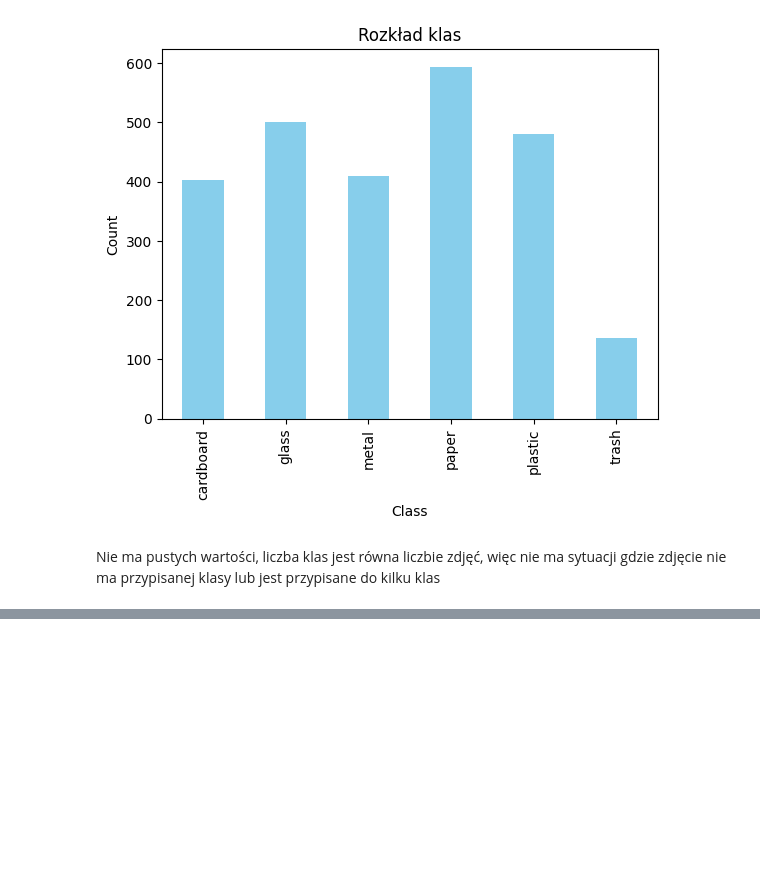
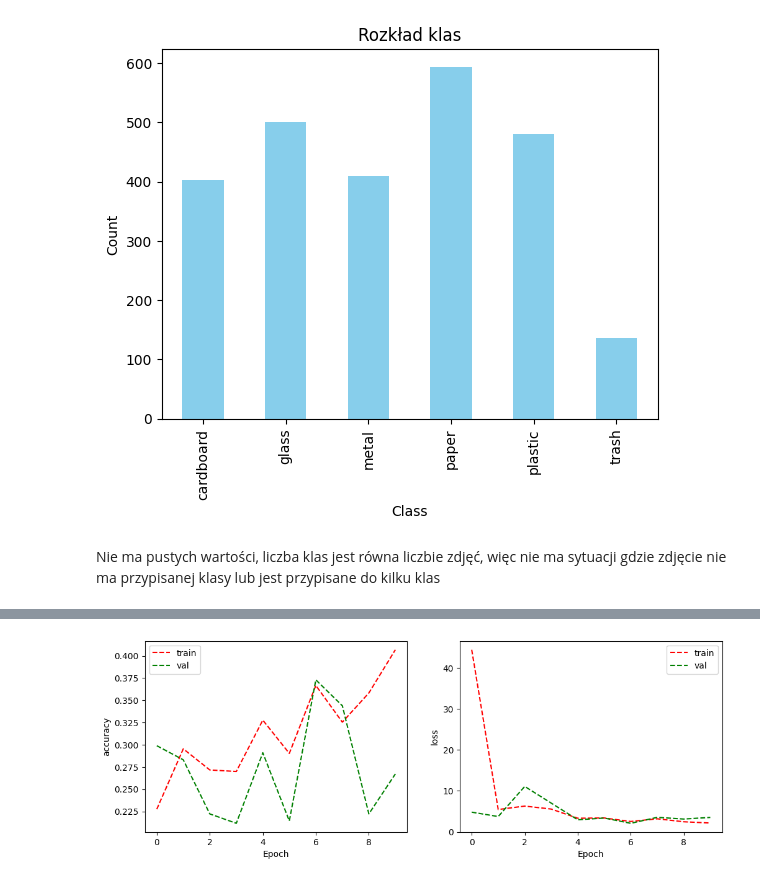
Before and after one commit to xDDreki/projekt_smieci, a Jupyter notebook: model.ipynb, the cells around one changed output, grey strips where cells are left out. Saved outputs shown, nothing was run; the diff lists cells and outputs as text; code cells hidden in the pictures; blank space fills up the shorter version.

```diff
--- a/model.ipynb
+++ b/model.ipynb
@@ -75,0 +100,18 @@ from tensorflow.keras import layers, models
+# %%
+from tensorflow.keras.models import Sequential
+from tensorflow.keras.layers import Flatten, add, Dense, Dropout
+from tensorflow.keras.callbacks import EarlyStopping
+
+model = Sequential()
+
+model.add(Flatten(input_shape=(224, 224, 3)))
+model.add(Dense(128, activation='relu'))
+model.add(Dense(6, activation = 'softmax'))
+
+model.compile(optimizer='adam',
+              loss='categorical_crossentropy',
+              metrics=['accuracy'])
+
+EarlyStop = EarlyStopping(monitor='val_loss', patience=3, restore_best_weights=True)
+
+history = model.fit(train_dataset, validation_data=val_dataset, epochs=20, callbacks=[EarlyStop])
@@ -75,0 +139,23 @@ from tensorflow.keras import layers, models
+# %%
+def draw_curves(history):
+    plt.figure(figsize=(12,4))
+
+    plt.subplot(1, 2, 1)
+    plt.plot(history.history['accuracy'], "r--", label='train')
+    plt.plot(history.history['val_accuracy'], "g--", label='val')
+    plt.ylabel('accuracy')
+    plt.xlabel('Epoch')
+    plt.legend()
+
+    plt.subplot(1, 2, 2)
+    plt.plot(history.history['loss'], "r--", label='train')
+    plt.plot(history.history['val_loss'], "g--", label='val')
+    plt.ylabel('loss')
+    plt.xlabel('Epoch')
+    plt.legend()
+
+    plt.show()
+
+draw_curves(history)
+# %% [output]
+[figure, added]
```
Also changed, not shown: parts of 7 cells of this notebook.
